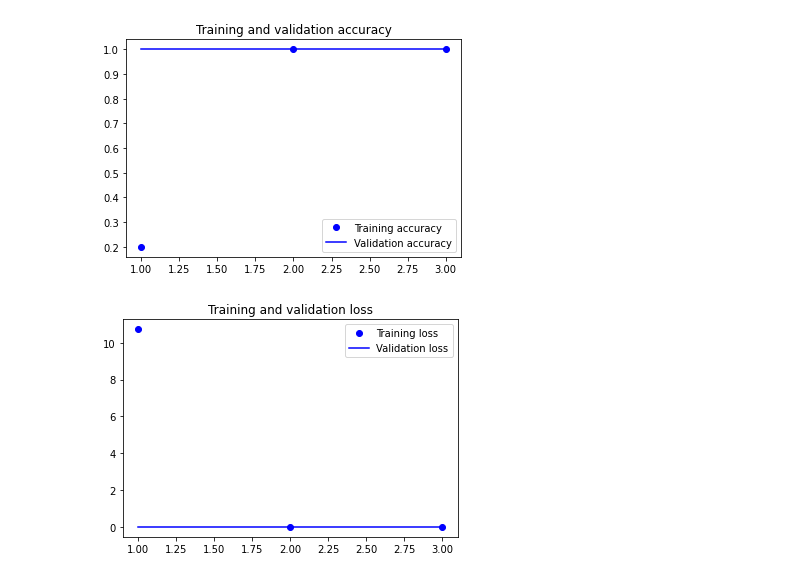
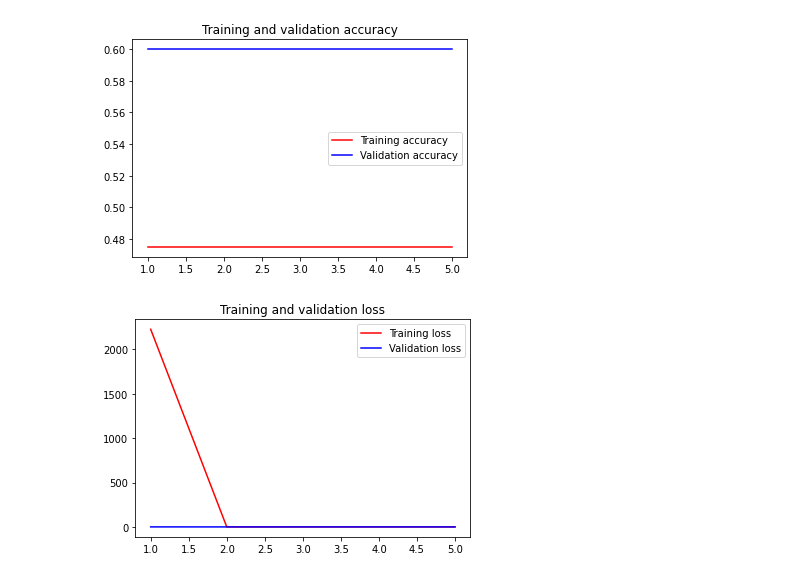
Before and after one commit to ameram/dcnn-classification, a Jupyter notebook: raisin_cnn.ipynb, the cells around one changed output. Cells and saved outputs as stored; diff of their text form; code cells hidden in the pictures.

```diff
--- a/raisin_cnn.ipynb
+++ b/raisin_cnn.ipynb
@@ -43,4 +175,3 @@ _________________________________________________________________
 # %%
-model.compile(loss="binary_crossentropy",
-              optimizer="rmsprop",
-              metrics=["accuracy"])
+nn_model.compile(loss="binary_crossentropy",
+                 optimizer="sgd", metrics=["accuracy"])
@@ -61,5 +177,0 @@ Found 10 files belonging to 1 classes.
-# %%
-history = model.fit(
-    train_dataset,
-    epochs=3,
-    validation_data=val_dataset)
@@ -72,0 +178,3 @@ Epoch 3/3
+# %%
+# This is with numpy
+history2 = model.fit(x_train, y_train, epochs=4, validation_data=(x_test, y_test))
@@ -72,0 +190,7 @@ Epoch 3/3
+# %%
+# This one is with default TF Datasets
+
+history = model.fit(
+    test,
+    epochs=5,
+    validation_data=val)
@@ -73,20 +232,20 @@ Epoch 3/3
 # %%
-import matplotlib.pyplot as plt
 accuracy = history.history["accuracy"]
 val_accuracy = history.history["val_accuracy"]
 loss = history.history["loss"]
 val_loss = history.history["val_loss"]
 epochs = range(1, len(accuracy) + 1)
-plt.plot(epochs, accuracy, "bo", label="Training accuracy")
+
+plt.plot(epochs, accuracy, "r", label="Training accuracy")
 plt.plot(epochs, val_accuracy, "b", label="Validation accuracy")
 plt.title("Training and validation accuracy")
 plt.legend()
 plt.figure()
-plt.plot(epochs, loss, "bo", label="Training loss")
+plt.plot(epochs, loss, "r", label="Training loss")
 plt.plot(epochs, val_loss, "b", label="Validation loss")
 plt.title("Training and validation loss")
 plt.legend()
 plt.show()
 # %% [output]
-[figure, old version]
+[figure, new version]
-[figure, old version]
+[figure, new version]
```
Also changed, not shown: parts of 36 cells of this notebook.
